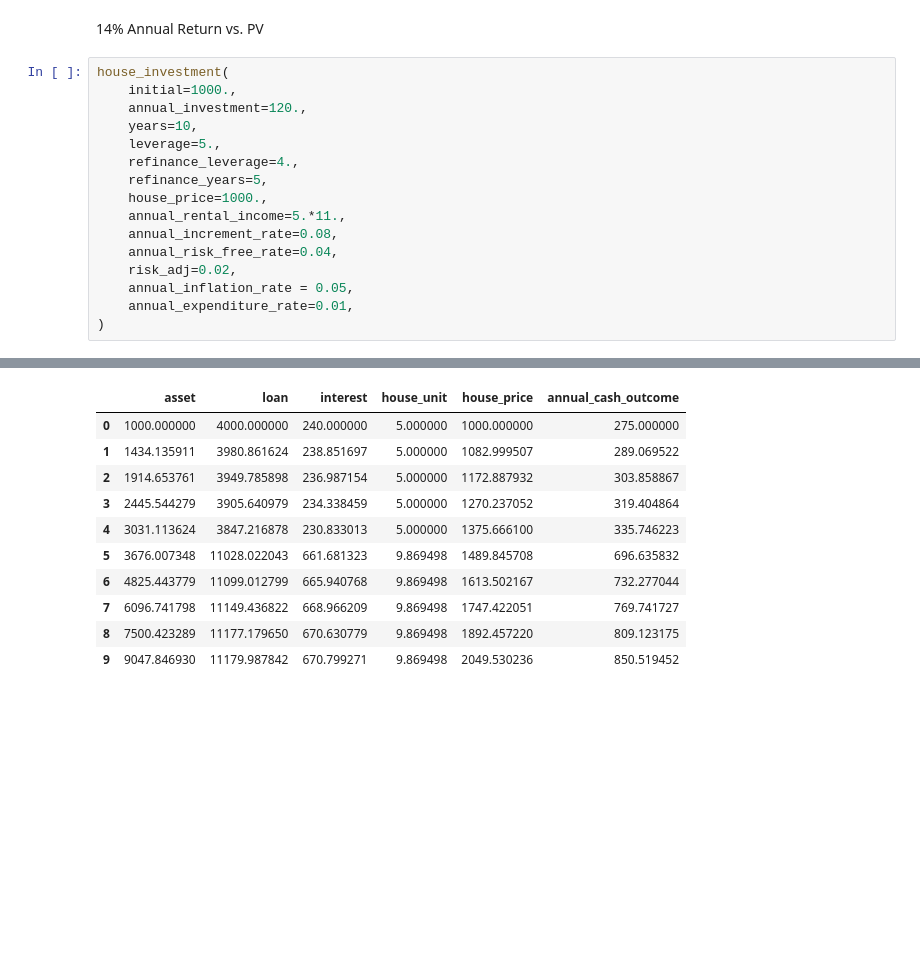
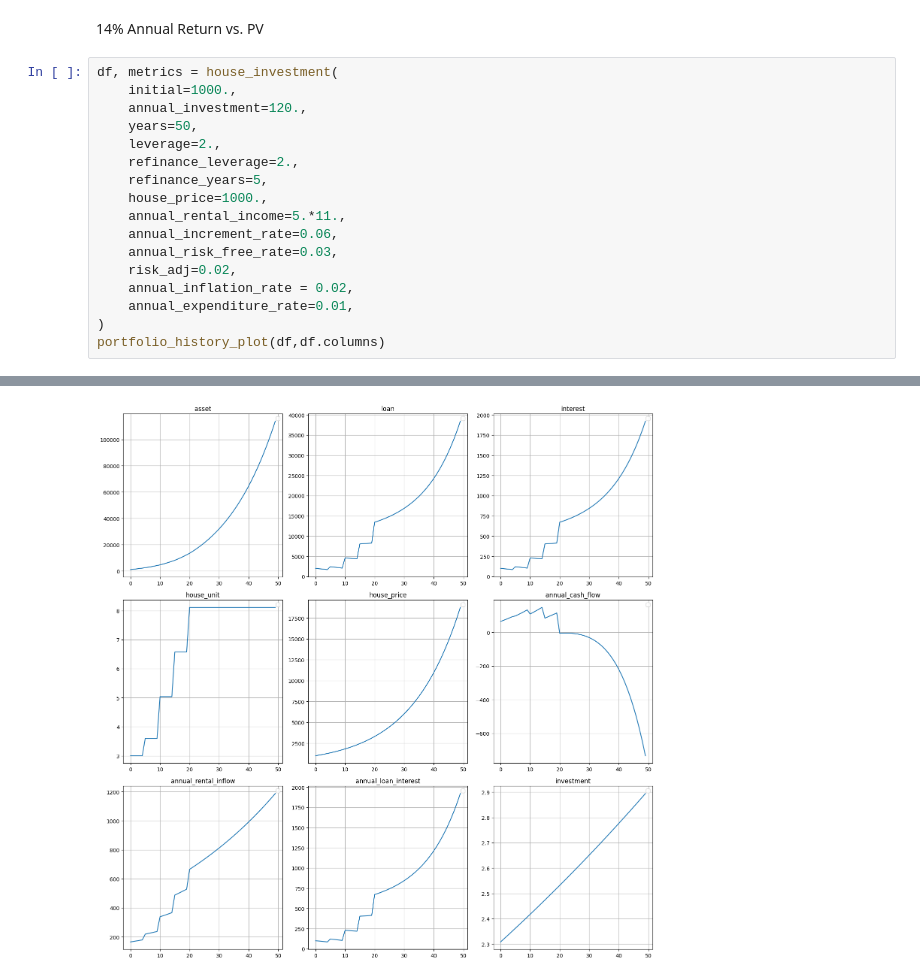
Before and after one commit to BichengWang/py-notebook, a Jupyter notebook: src/finance/strategies/target_market_analysis.ipynb, the cells around one changed output, grey strips where cells are left out. Cells and saved outputs as stored; diff of their text form; blank space fills up the shorter version.

```diff
--- a/src/finance/strategies/target_market_analysis.ipynb
+++ b/src/finance/strategies/target_market_analysis.ipynb
@@ -1104,19 +1147,20 @@ INFO:__main__:
 # %% [markdown]
 14% Annual Return vs. PV
 # %%
-house_investment(
+df, metrics = house_investment(
     initial=1000.,
     annual_investment=120.,
-    years=10,
-    leverage=5.,
-    refinance_leverage=4.,
+    years=50,
+    leverage=2.,
+    refinance_leverage=2.,
     refinance_years=5,
     house_price=1000.,
     annual_rental_income=5.*11.,
-    annual_increment_rate=0.08,
-    annual_risk_free_rate=0.04,
+    annual_increment_rate=0.06,
+    annual_risk_free_rate=0.03,
     risk_adj=0.02,
-    annual_inflation_rate = 0.05,
+    annual_inflation_rate = 0.02,
     annual_expenditure_rate=0.01,
 )
+portfolio_history_plot(df,df.columns)
 # %% [output]
@@ -1140,11 +1184 @@ INFO:__main__:
-|  | asset | loan | interest | house_unit | house_price | annual_cash_outcome |
-| 0 | 1000.000000 | 4000.000000 | 240.000000 | 5.000000 | 1000.000000 | 275.000000 |
-| 1 | 1434.135911 | 3980.861624 | 238.851697 | 5.000000 | 1082.999507 | 289.069522 |
-| 2 | 1914.653761 | 3949.785898 | 236.987154 | 5.000000 | 1172.887932 | 303.858867 |
-| 3 | 2445.544279 | 3905.640979 | 234.338459 | 5.000000 | 1270.237052 | 319.404864 |
-| 4 | 3031.113624 | 3847.216878 | 230.833013 | 5.000000 | 1375.666100 | 335.746223 |
-| 5 | 3676.007348 | 11028.022043 | 661.681323 | 9.869498 | 1489.845708 | 696.635832 |
-| 6 | 4825.443779 | 11099.012799 | 665.940768 | 9.869498 | 1613.502167 | 732.277044 |
-| 7 | 6096.741798 | 11149.436822 | 668.966209 | 9.869498 | 1747.422051 | 769.741727 |
-| 8 | 7500.423289 | 11177.179650 | 670.630779 | 9.869498 | 1892.457220 | 809.123175 |
-| 9 | 9047.846930 | 11179.987842 | 670.799271 | 9.869498 | 2049.530236 | 850.519452 |
+[figure, added]
```
Also changed, not shown: parts of 12 cells of this notebook, 1 other file.
